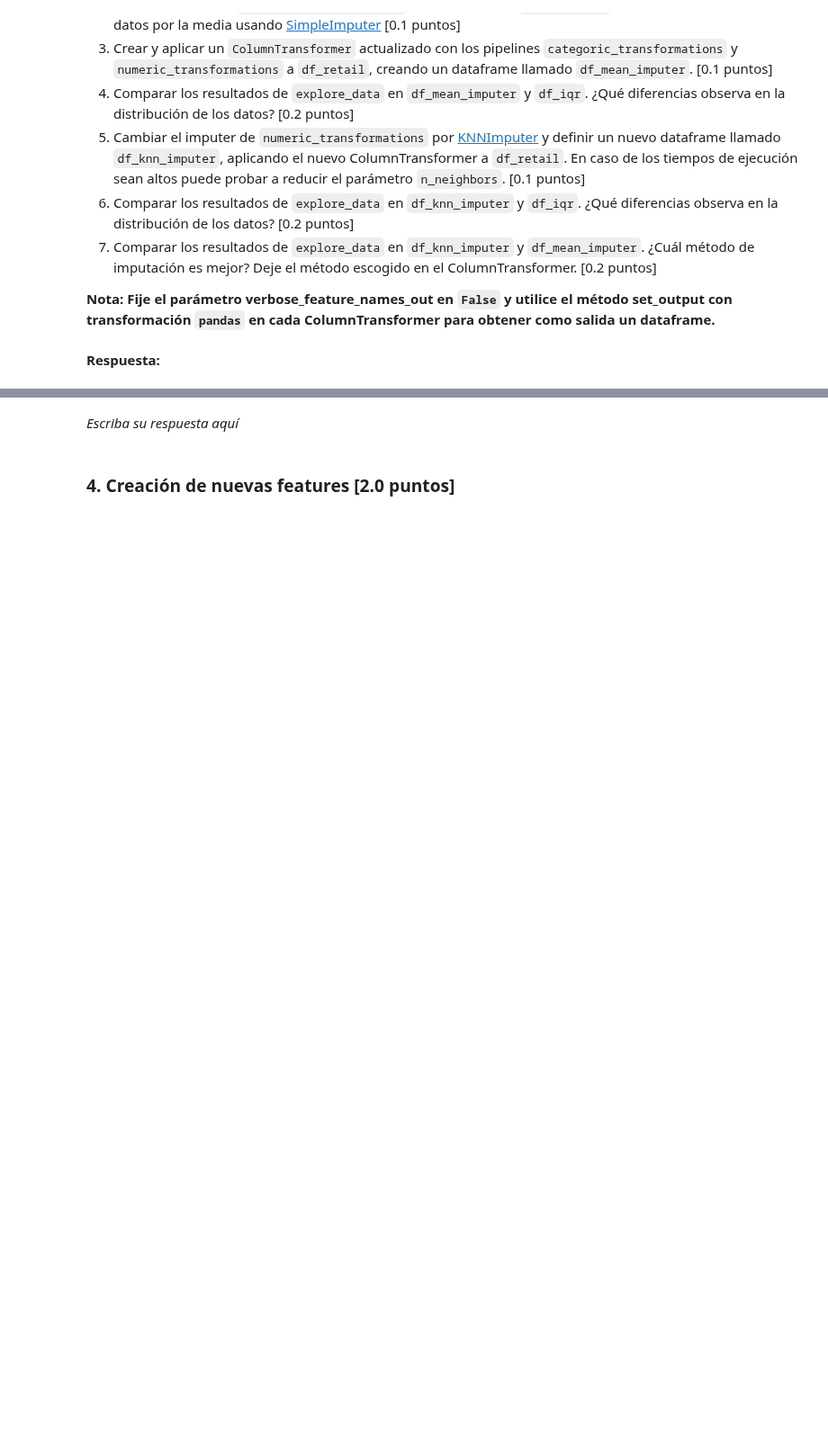
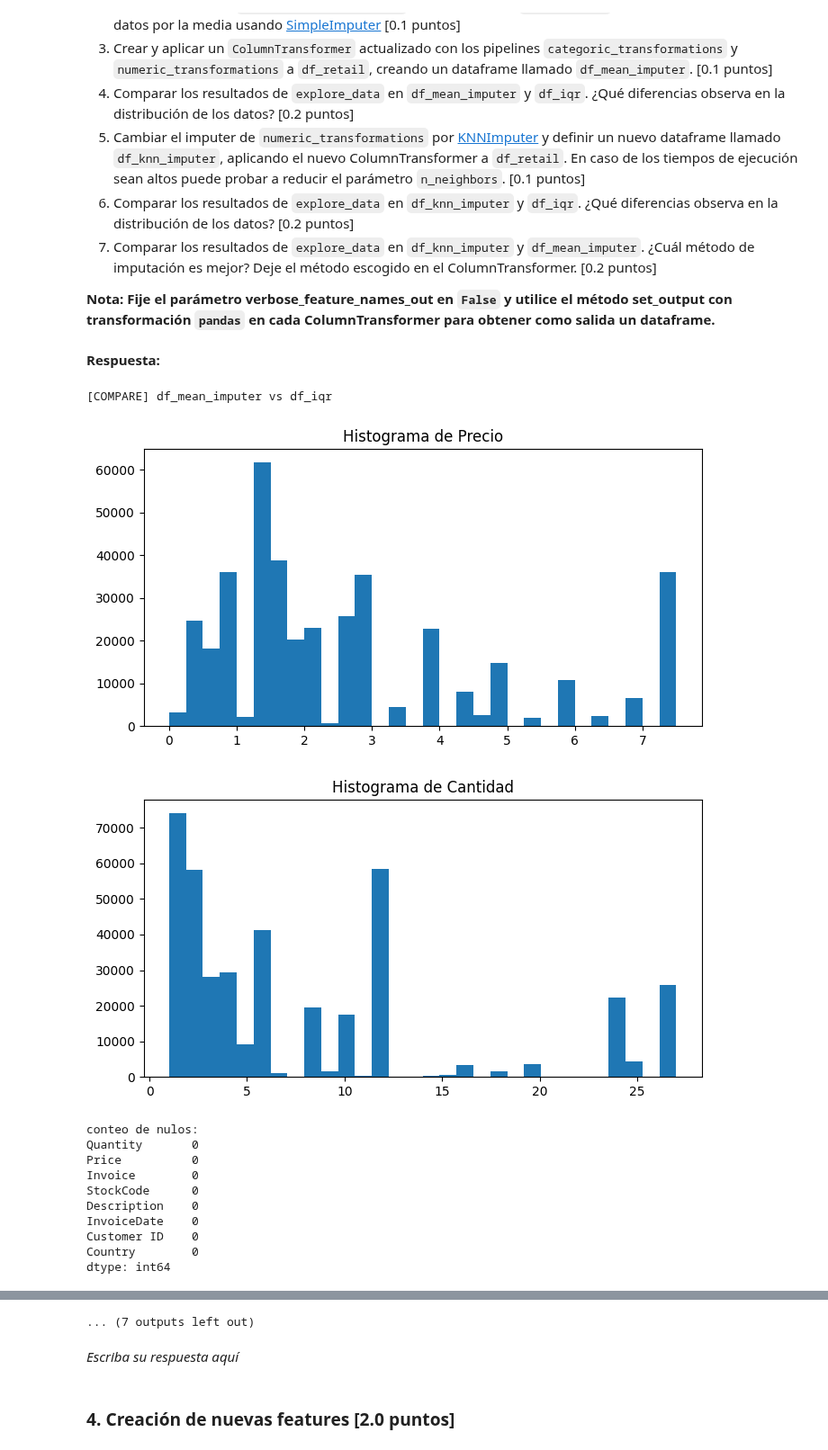
Before and after one commit to jesuvalenzuela/NanSquad, a Jupyter notebook: Lab3/Lab3_Enunciado.ipynb, the cells around one changed output, grey strips where cells are left out. Shown at 90% size. Saved outputs shown, nothing was run; the diff lists cells and outputs as text; code cells hidden in the pictures; blank space fills up the shorter version.

Commit message:
punto 3 y 4

```diff
--- a/Lab3/Lab3_Enunciado.ipynb
+++ b/Lab3/Lab3_Enunciado.ipynb
@@ -345,0 +369,76 @@ Para continuar con la limpieza del dataframe usted decide imputar los datos nulo
+# %%
+# --- PUNTO 1: pipeline categórico con imputación por moda ---
+from sklearn.impute import SimpleImputer, KNNImputer
+from sklearn.pipeline import Pipeline
+from sklearn.compose import ColumnTransformer
+
+categoric_transformations = Pipeline([
+    ('mode_imputer', SimpleImputer(strategy='most_frequent'))
+])
+
+# --- PUNTO 2: agregar mean_imputer al pipeline numérico ---
+numeric_transformations_mean = Pipeline([
+    ('iqr', IQR(lambda_=1.5)),
+    ('mean_imputer', SimpleImputer(strategy='mean'))
+])
+
+# --- PUNTO 3: ColumnTransformer con ambos pipelines -> df_mean_imputer ---
+ct_mean = ColumnTransformer(
+    transformers=[
+        ('numerical',  numeric_transformations_mean, numerical_columns),
+        ('categorical', categoric_transformations,   categorical_columns),
+    ],
+    verbose_feature_names_out=False
+).set_output(transform='pandas')
+
+df_mean_imputer = ct_mean.fit_transform(df_retail)
+
+# --- PUNTO 4: comparar explore_data entre df_mean_imputer y df_iqr ---
+print("\n[COMPARE] df_mean_imputer vs df_iqr")
+explore_data(df_mean_imputer)
+explore_data(df_iqr)
+
+# --- PUNTO 5: cambiar a KNNImputer (con menos vecinos si es pesado) -> df_knn_imputer ---
+numeric_transformations_knn = Pipeline([
+    ('iqr', IQR(lambda_=1.5)),
+    ('knn_imputer', KNNImputer(n_neighbors=3))  # usa 3 para bajar tiempos si el dataset es grande
+])
+
+ct_knn = ColumnTransformer(
+    transformers=[
+        ('numerical',  numeric_transformations_knn, numerical_columns),
+        ('categorical', categoric_transformations,  categorical_columns),
+    ],
+    verbose_feature_names_out=False
+).set_output(transform='pandas')
+
+df_knn_imputer = ct_knn.fit_transform(df_retail)
+
+# --- PUNTO 6: comparar explore_data entre df_knn_imputer y df_iqr ---
+print("\n[COMPARE] df_knn_imputer vs df_iqr")
+explore_data(df_knn_imputer)
+explore_data(df_iqr)
+
+# --- PUNTO 7: comparar df_knn_imputer vs df_mean_imputer y dejar el método escogido ---
+print("\n[COMPARE] df_knn_imputer vs df_mean_imputer")
+explore_data(df_knn_imputer)
+explore_data(df_mean_imputer)
+
+# (opción tomada) Me quedo con KNNImputer por preservar mejor la estructura local.
+# Dejo ese método en el ColumnTransformer "final":
+column_transformer = ct_knn  # <- éste es el que queda para el resto del trabajo
+df_imputed = column_transformer.fit_transform(df_retail)  # por si necesitas la salida final
+# %% [output]
+[COMPARE] df_mean_imputer vs df_iqr
+[figure, added]
+[figure, added]
+conteo de nulos:
+Quantity       0
+Price          0
+Invoice        0
+StockCode      0
+Description    0
+InvoiceDate    0
+Customer ID    0
+Country        0
+dtype: int64
@@ -346,3 +473,4 @@ Para continuar con la limpieza del dataframe usted decide imputar los datos nulo
+... (7 outputs left out)
 # %% [markdown]
 *Escriba su respuesta aquí*
 # %% [markdown]
```
Also changed, not shown: parts of 9 cells of this notebook.
